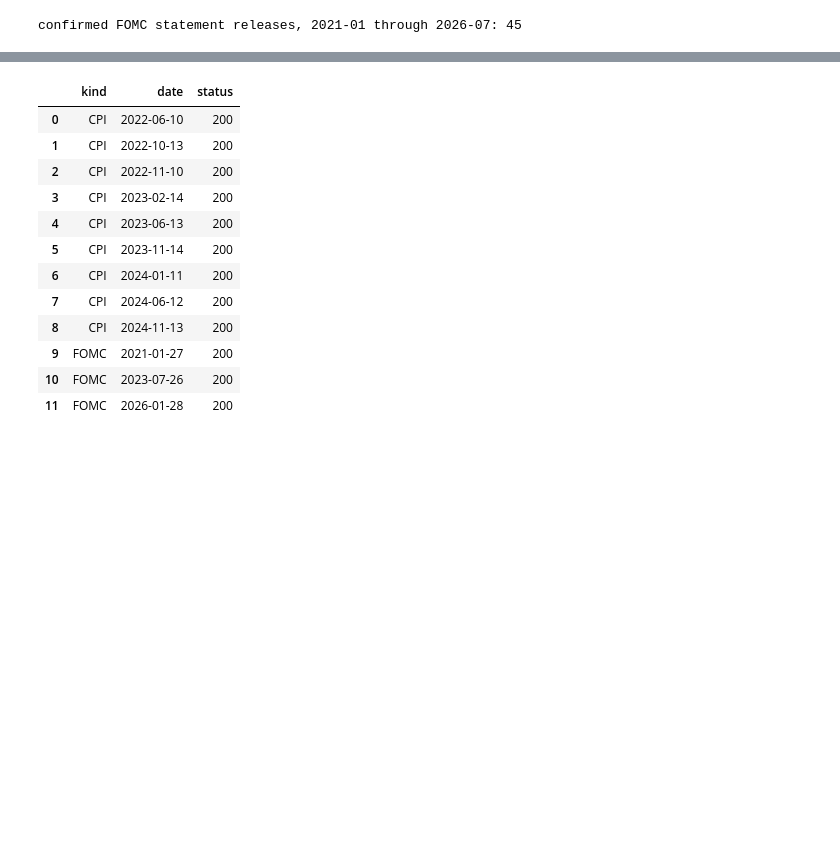
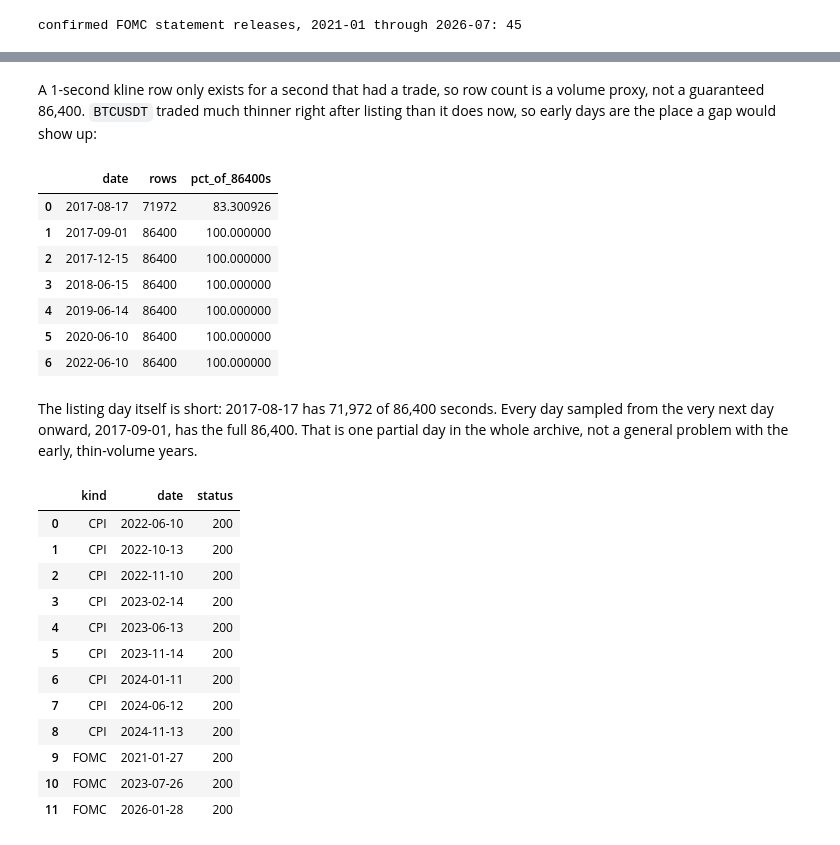
Before and after one commit to i-staykov/proj-price-discovery, a Jupyter notebook: notebooks/data-recon.ipynb, the cells around one changed output, grey strips where cells are left out. Drawn from its saved outputs; the diff is of its cells as text; code cells hidden in the pictures; blank space fills up the shorter version.

```diff
--- a/notebooks/data-recon.ipynb
+++ b/notebooks/data-recon.ipynb
@@ -365,3 +451,38 @@ them the full day parses with no gaps and a real price at the event second.
+# %% [markdown]
+A 1-second kline row only exists for a second that had a trade, so row count is a volume proxy, not
+a guaranteed 86,400. `BTCUSDT` traded much thinner right after listing than it does now, so early
+days are the place a gap would show up:
+# %%
+COVERAGE_SAMPLE_DATES = [
+    "2017-08-17",  # daily archive's first day, the listing day itself
+    "2017-09-01",  # first full day after the listing day
+    "2017-12-15",
+    "2018-06-15",
+    "2019-06-14",
+    "2020-06-10",
+    "2022-06-10",
+]
+
+coverage_rows = []
+for date in COVERAGE_SAMPLE_DATES:
+    df = fetch_daily_klines(date)
+    coverage_rows.append({"date": date, "rows": len(df), "pct_of_86400s": 100 * len(df) / 86_400})
+
+coverage_table = pd.DataFrame(coverage_rows)
+coverage_table
+# %% [output]
+|  | date | rows | pct_of_86400s |
+| 0 | 2017-08-17 | 71972 | 83.300926 |
+| 1 | 2017-09-01 | 86400 | 100.000000 |
+| 2 | 2017-12-15 | 86400 | 100.000000 |
+| 3 | 2018-06-15 | 86400 | 100.000000 |
+| 4 | 2019-06-14 | 86400 | 100.000000 |
+| 5 | 2020-06-10 | 86400 | 100.000000 |
+| 6 | 2022-06-10 | 86400 | 100.000000 |
+# %% [markdown]
+The listing day itself is short: 2017-08-17 has 71,972 of 86,400 seconds. Every day sampled from
+the very next day onward, 2017-09-01, has the full 86,400. That is one partial day in the whole
+archive, not a general problem with the early, thin-volume years.
 # %%
 SAMPLE_DATES = {
     "CPI": [
```
Also changed, not shown: parts of 14 cells of this notebook.
